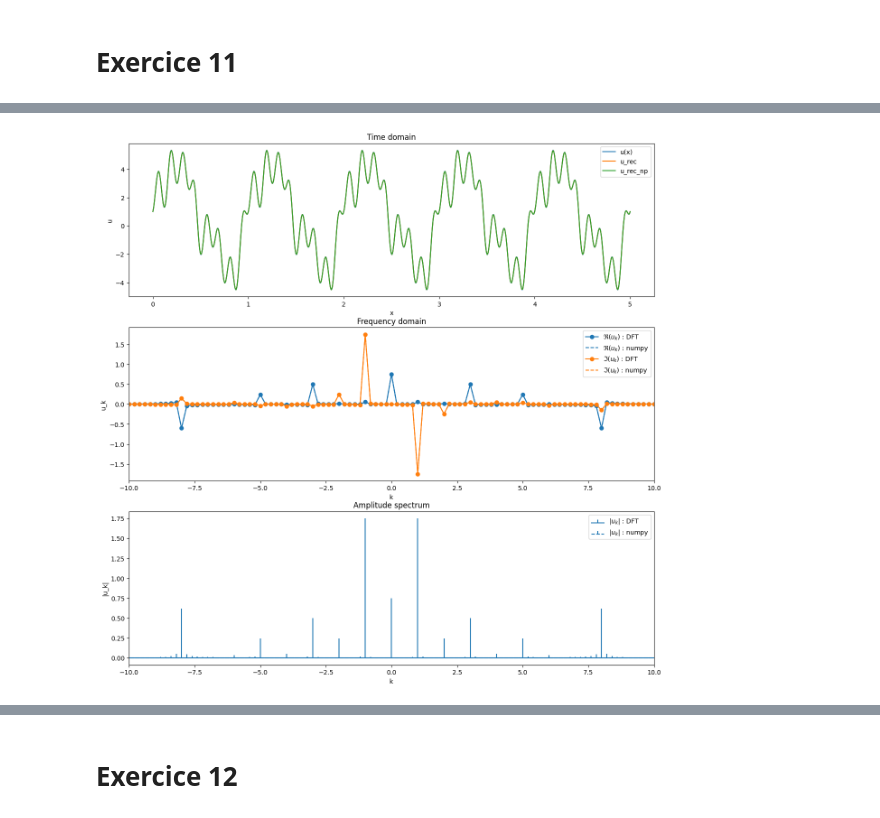
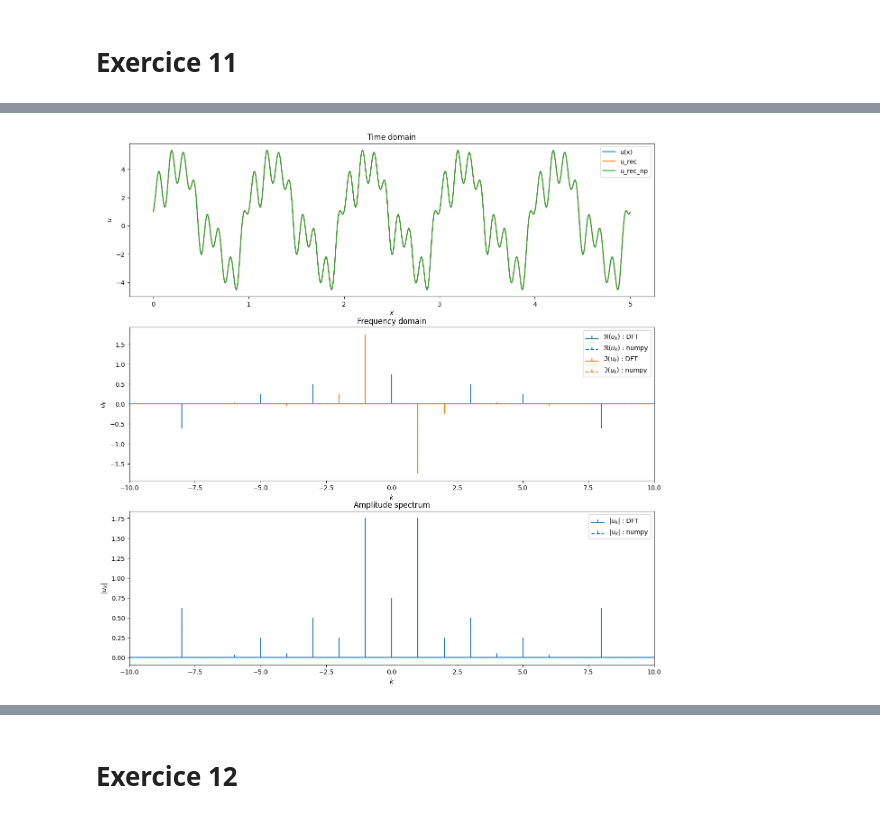
Before and after one commit to sablonl/LPHYS1303-Notebooks, a Jupyter notebook: Spectral.ipynb, the cells around one changed output, grey strips where cells are left out. Saved outputs shown, nothing was run; the diff lists cells and outputs as text; code cells hidden in the pictures.

```diff
--- a/Spectral.ipynb
+++ b/Spectral.ipynb
@@ -94,32 +96,36 @@ freqs_cos = [0.0, 3.0, 5.0, 8.0]
 amplis_cos = [0.75, 1.0, 0.5, -1.25]
 # -> definit un spectre discret
 
-f = lambda x: sum([a * np.sin(2 * np.pi * f * x) for a, f in zip(amplis_sin, freqs_sin)]) + sum([a * np.cos(2 * np.pi * f * x) for a, f in zip(amplis_cos, freqs_cos)])
 
-L = 5.0 # PS: physical wavenumber is k/L -> plus le domaine et N sont grands, plus on verra les delta de Dirac
-x_all = np.linspace(0, L, 5000)
+def f(x): return sum([a * np.sin(2 * np.pi * f * x) for a, f in zip(amplis_sin, freqs_sin)]
+                     ) + sum([a * np.cos(2 * np.pi * f * x) for a, f in zip(amplis_cos, freqs_cos)])
+
+
+L = 5.0  # PS: physical wavenumber is k/L -> plus le domaine et N sont grands, plus on verra les delta de Dirac
+x_all = np.linspace(0, L, 5000, endpoint=False)
 u_all = f(x_all)
 
 N = 2**9
-x = np.linspace(0, L, N)
+x = np.linspace(0, L, N, endpoint=False)
 u = f(x)
 if N % 2 == 0:
     k = np.arange(-N/2, N/2).reshape((N, 1))
 else:
     k = np.arange(-(N-1)/2, (N-1)/2 + 1).reshape((N, 1))
 
-# print(f"Temps de calcul pour N = {N} avec DFT :")
-# %timeit DFT(u)
+print(f"Temps de calcul pour N = {N} avec DFT :")
+%timeit DFT(u)
 
 u_k = DFT(u)
 u_rec = IDFT(u_k)
 
 # Via numpy
-# print(f"Temps de calcul pour N = {N} avec numpy :")
-# %timeit fftshift(fft(u)) / N
+print(f"Temps de calcul pour N = {N} avec numpy :")
+%timeit fftshift(fft(u)) / N
 
 u_k_np = fftshift(fft(u)) / N
 u_rec_np = ifft(ifftshift(u_k_np)) * N
 
-plot_DFT(k/L, x, u_k, u_rec, u_k_np, u_rec_np, x_all, u_all, bounds=(-max(freqs_sin + freqs_cos) - 2, max(freqs_sin + freqs_cos) + 2))
+plot_DFT(k/L, x, u_k, u_rec, u_k_np, u_rec_np, x_all, u_all,
+         bounds=(-max(freqs_sin + freqs_cos) - 2, max(freqs_sin + freqs_cos) + 2))
 # %% [output]
@@ -126,4 +136,4 @@ plot_DFT(k/L, x, u_k, u_rec, u_k_np, u_rec_np, x_all, u_all, bounds=(-max(freqs_
-[figure, old version]
+[figure, new version]
 # %%
 # Test 2: spectre continu
 mu, sigma = 1.0, 0.1
```
Also changed, not shown: parts of 15 cells of this notebook.
